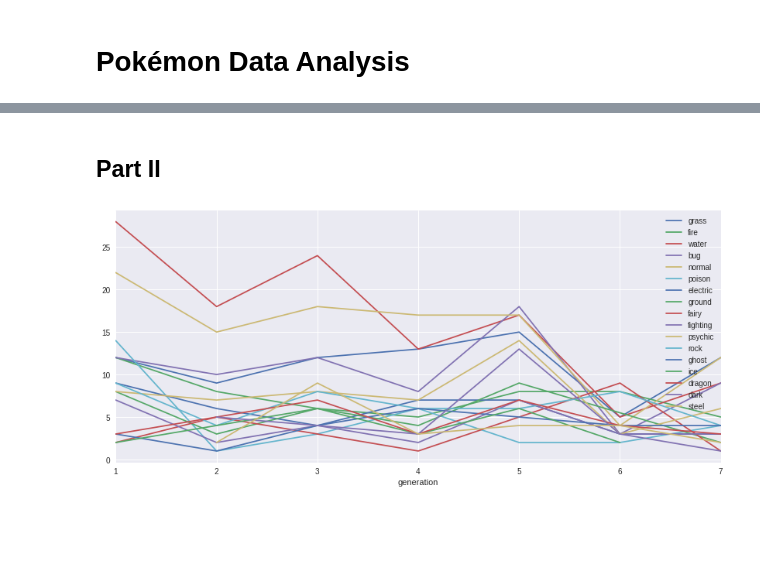
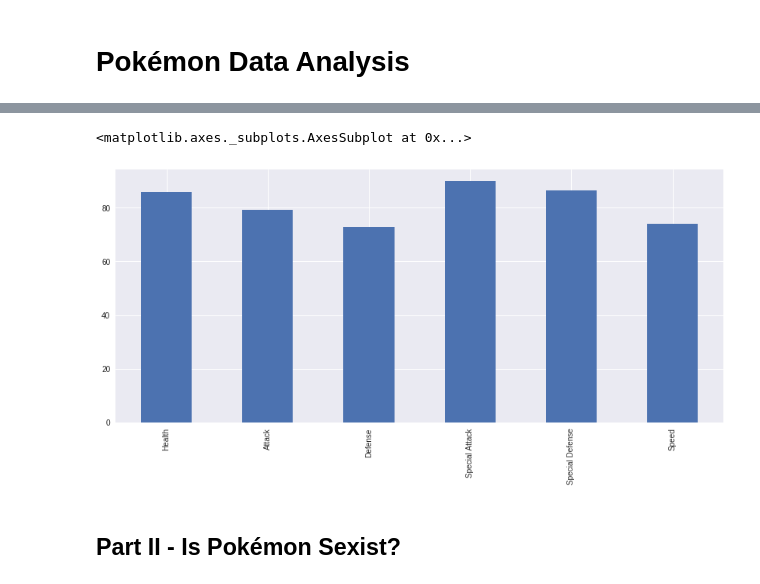
Before and after one commit to Dannenberger/pokemon_analysis, a Jupyter notebook: pokemon.ipynb, the cells around one changed output, grey strips where cells are left out. Drawn from its saved outputs; the diff is of its cells as text; code cells hidden in the pictures; blank space fills up the shorter version.

```diff
--- a/pokemon.ipynb
+++ b/pokemon.ipynb
@@ -63,59 +93,21 @@ The Japanese name of Cubone is Karakaraカラカラ
+# %%
+# Return mean for each pokemon stat (e.g. mean speed for all pokemon).
+pokemon[['Health', 'Attack', 'Defense', 'Special Attack', 'Special Defense', 'Speed']].mean().plot(kind='bar')
+
+# Filter by Pokemon type.
+poke_type = 'fire'
+pokemon_by_type = pokemon[ (pokemon['Type 1'] == poke_type) | (pokemon['Type 2'] == poke_type) ]
+pokemon_by_type[['Health', 'Attack', 'Defense', 'Special Attack', 'Special Defense', 'Speed']].mean().plot(kind='bar')
+
+# Only male pokemon
+pokemon_male_only = pokemon[pokemon['percentage_male'] == 100]
+pokemon_male_only[['Health', 'Attack', 'Defense', 'Special Attack', 'Special Defense', 'Speed']].mean().plot(kind='bar')
+
+# Only female pokemon
+pokemon_female_only = pokemon[pokemon['percentage_male'] == 0]
+pokemon_female_only[['Health', 'Attack', 'Defense', 'Special Attack', 'Special Defense', 'Speed']].mean().plot(kind='bar')
+# %% [output]
+<matplotlib.axes._subplots.AxesSubplot at 0x...>
+[figure, added]
 # %% [markdown]
-
-## Part II
+## Part II - Is Pokémon Sexist?
-# %%
-# Graph Pokémon types over the different generations
-### Line graph?
-### X axis is generation number, Y axis is number
-
-# pokemon[['generation', 'type1', 'type2']].head()
-
-# pokemon.groupby(['generation', 'type1', 'type2']).count()
-
-pokemon['type2'] = pokemon['type2'].fillna(pokemon['type1'])
-# pokemon[['type1', 'type2']].head(20)
-
-pokemon['combined_type'] = pokemon['type1'] + pokemon['type2']
-
-# pokemon.groupby(['generation', 'combined_type'])['combined_type'].count().plot(kind='line')
-
-# pokemon_filtered = pokemon[pokemon['combined_type'] == 'grassgrass']
-# pokemon_filtered.groupby(['generation', 'combined_type'])['combined_type'].count().plot(kind='line')
-
-#########################
-
-# get unique combined_types into ... something (series?)
-# for each unique combined_type, run the filter above and perform groupby + plot using
-# see if graph makes sense...? might be too much
-
-# df = pd.read_table('data', sep='\s+')
-fig, ax = plt.subplots()
-
-# for key, grp in df.groupby(['color']):
-#     ax = grp.plot(ax=ax, kind='line', x='x', y='y', c=key, label=key)
-
-# plt.legend(loc='best')
-# plt.show()
-
-combined_types_unique = pokemon['type1'].unique()
-combined_types_unique
-
-# pokemon_filtered = pokemon[pokemon['type1'] == 'grass'].groupby(['generation', 'type1'])['type1'].count()
-# pokemon_filtered.plot(kind='bar')
-
-# pokemon_filtered = pokemon[pokemon['type1'] == 'fire'].groupby(['generation', 'type1'])['type1'].count()
-# pokemon_filtered.plot(kind='bar')
-
-for type_ in combined_types_unique:
-  if type_ in ['flying']:
-      continue
-
-  pokemon_filtered = pokemon[pokemon['type1'] == type_].groupby(['generation'])['type1'].count()
-
-  ax = pokemon_filtered.plot(ax=ax, kind='line', label=type_)
-#   pokemon_filtered.groupby(['generation', 'type1'])['type1'].count().plot(kind='line')
-
-plt.legend(loc='best')
-plt.show()
-# %% [output]
-[figure, removed]
```
Also changed, not shown: parts of 10 cells of this notebook.
